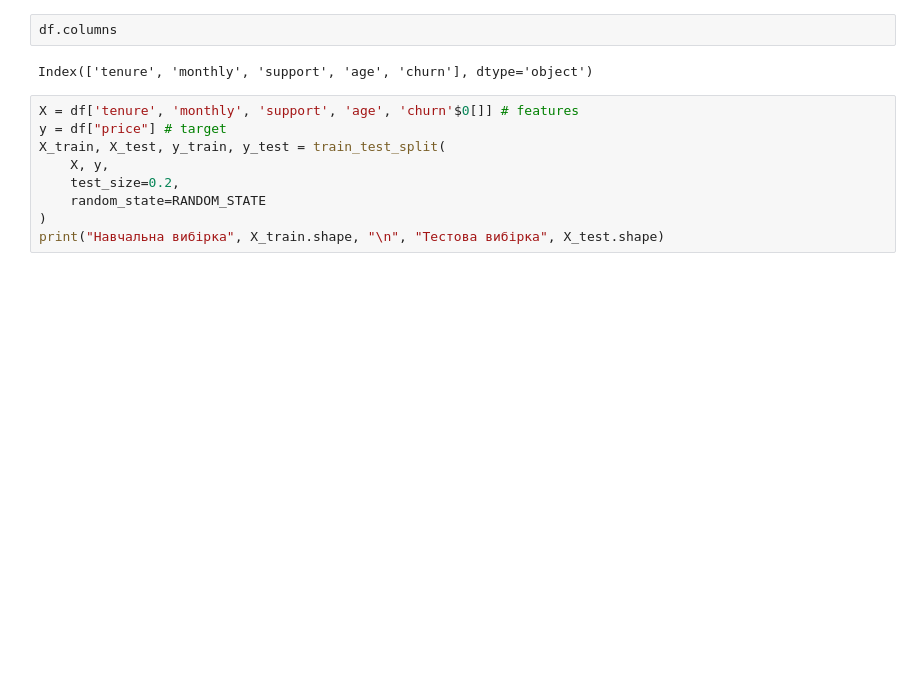
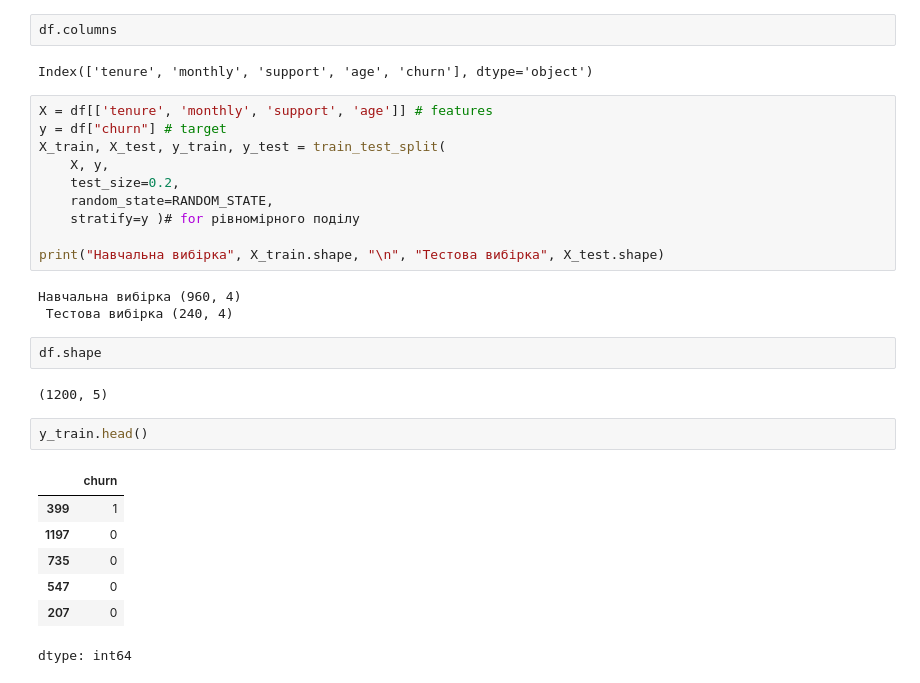
Before and after one commit to T-Svitlichna/DTA_Python, a Jupyter notebook: ML/Classification_DecisionTreeClassifier.ipynb, the cells around one changed output. Saved outputs shown, nothing was run; the diff lists cells and outputs as text; blank space fills up the shorter version.

```diff
--- a/ML/Classification_DecisionTreeClassifier.ipynb
+++ b/ML/Classification_DecisionTreeClassifier.ipynb
@@ -63,11 +63,29 @@ df.columns
 # %% [output]
 Index(['tenure', 'monthly', 'support', 'age', 'churn'], dtype='object')
 # %%
-X = df['tenure', 'monthly', 'support', 'age', 'churn'$0[]] # features
-y = df["price"] # target
+X = df[['tenure', 'monthly', 'support', 'age']] # features
+y = df["churn"] # target
 X_train, X_test, y_train, y_test = train_test_split(
     X, y,
     test_size=0.2,
-    random_state=RANDOM_STATE
-)
+    random_state=RANDOM_STATE,
+    stratify=y )# for рівномірного поділу
+
 print("Навчальна вибірка", X_train.shape, "\n", "Тестова вибірка", X_test.shape)
+# %% [output]
+Навчальна вибірка (960, 4)
+ Тестова вибірка (240, 4)
+# %%
+df.shape
+# %% [output]
+(1200, 5)
+# %%
+y_train.head()
+# %% [output]
+|  | churn |
+| 399 | 1 |
+| 1197 | 0 |
+| 735 | 0 |
+| 547 | 0 |
+| 207 | 0 |
+dtype: int64
```
Also changed, not shown: parts of 5 cells of this notebook.
